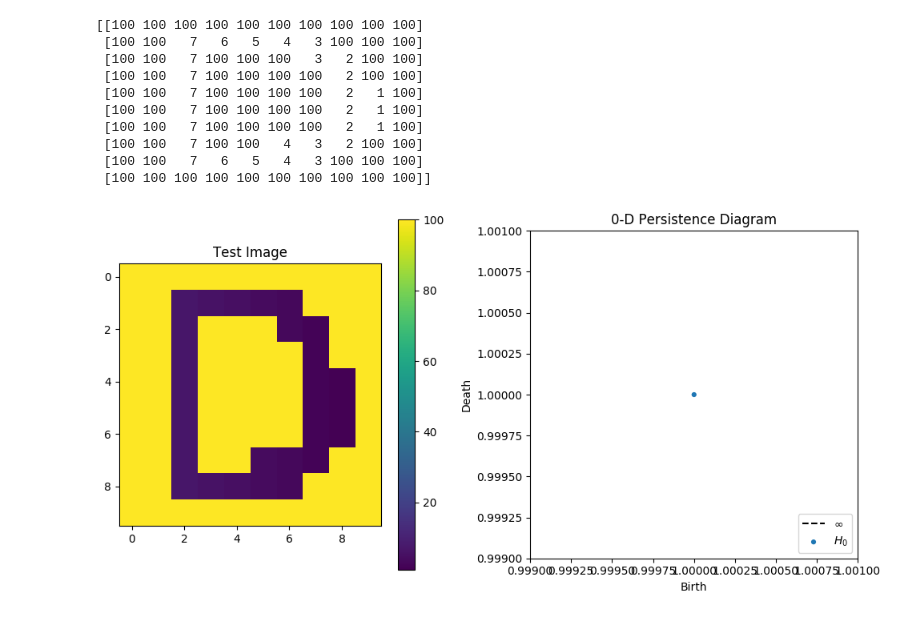
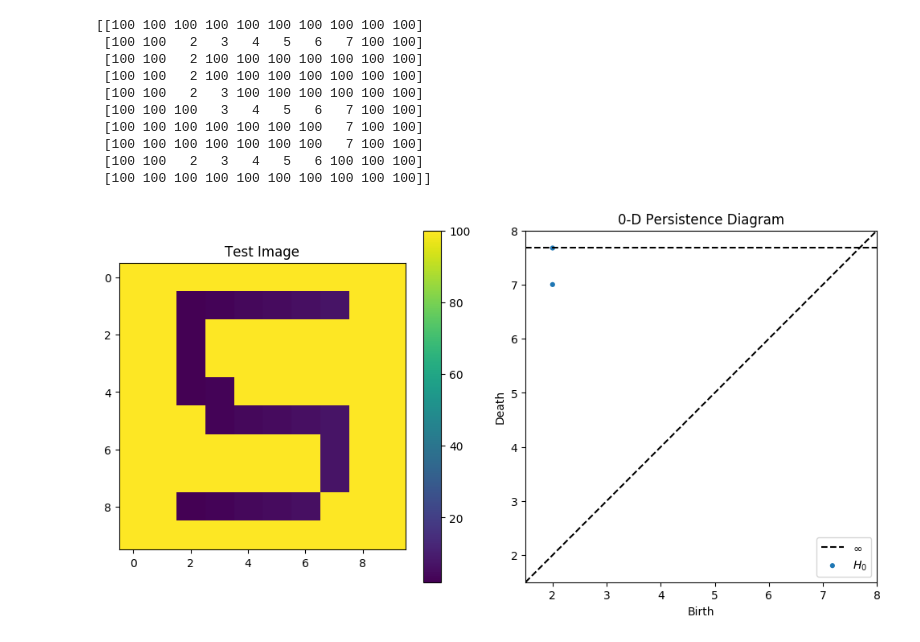
Before and after one commit to kpadamata/TDA-Project, a Jupyter notebook: TDA.ipynb, the cells around one changed output. Saved outputs shown, nothing was run; the diff lists cells and outputs as text; code cells hidden in the pictures.

```diff
--- a/TDA.ipynb
+++ b/TDA.ipynb
@@ -14,7 +15,7 @@ from persim import plot_diagrams
 from ripser import ripser, lower_star_img
 # %%
 dataO = np.genfromtxt('/content/TDA-Project/letters.csv', dtype=int, delimiter=',', skip_header=0)
-dataT = np.genfromtxt('/content/TDA-Project/letters.csv', dtype=int, delimiter=',', skip_header=0)
+#dataT = np.genfromtxt('/content/TDA-Project/letters.csv', dtype=int, delimiter=',', skip_header=0)
 
 #Scanning functions
 #Currently these functions take an int from 0-31, but they should take a 1x101 array as an input instead
@@ -262,28 +279,28 @@ guess(15)
 # %%
-diagTLBR(3)
+LRScan(18, data=dataT)
 print(matrix)
 dgm = lower_star_img(matrix)
 #should print letters1 for diagonal matrix
 
 plt.figure(figsize=(10, 5))
 plt.subplot(121)
 plt.imshow(matrix)
 plt.colorbar()
 plt.title('Test Image')
 plt.subplot(122)
 plot_diagrams(dgm)
 plt.title('0-D Persistence Diagram')
 plt.tight_layout()
 plt.show()
 # %% [output]
 [[100 100 100 100 100 100 100 100 100 100]
- [100 100   7   6   5   4   3 100 100 100]
- [100 100   7 100 100 100   3   2 100 100]
- [100 100   7 100 100 100 100   2 100 100]
- [100 100   7 100 100 100 100   2   1 100]
- [100 100   7 100 100 100 100   2   1 100]
- [100 100   7 100 100 100 100   2   1 100]
- [100 100   7 100 100   4   3   2 100 100]
- [100 100   7   6   5   4   3 100 100 100]
+ [100 100   2   3   4   5   6   7 100 100]
+ [100 100   2 100 100 100 100 100 100 100]
+ [100 100   2 100 100 100 100 100 100 100]
+ [100 100   2   3 100 100 100 100 100 100]
+ [100 100 100   3   4   5   6   7 100 100]
+ [100 100 100 100 100 100 100   7 100 100]
+ [100 100 100 100 100 100 100   7 100 100]
+ [100 100   2   3   4   5   6 100 100 100]
  [100 100 100 100 100 100 100 100 100 100]]
-[figure, old version]
+[figure, new version]
```
Also changed, not shown: parts of 4 cells of this notebook.
